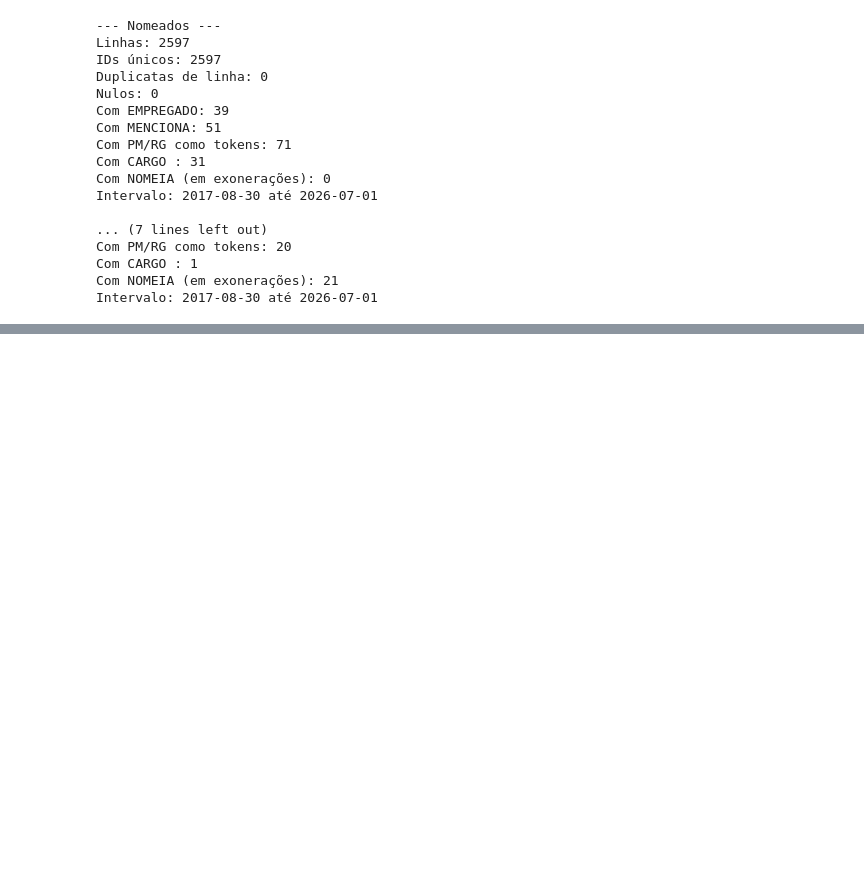
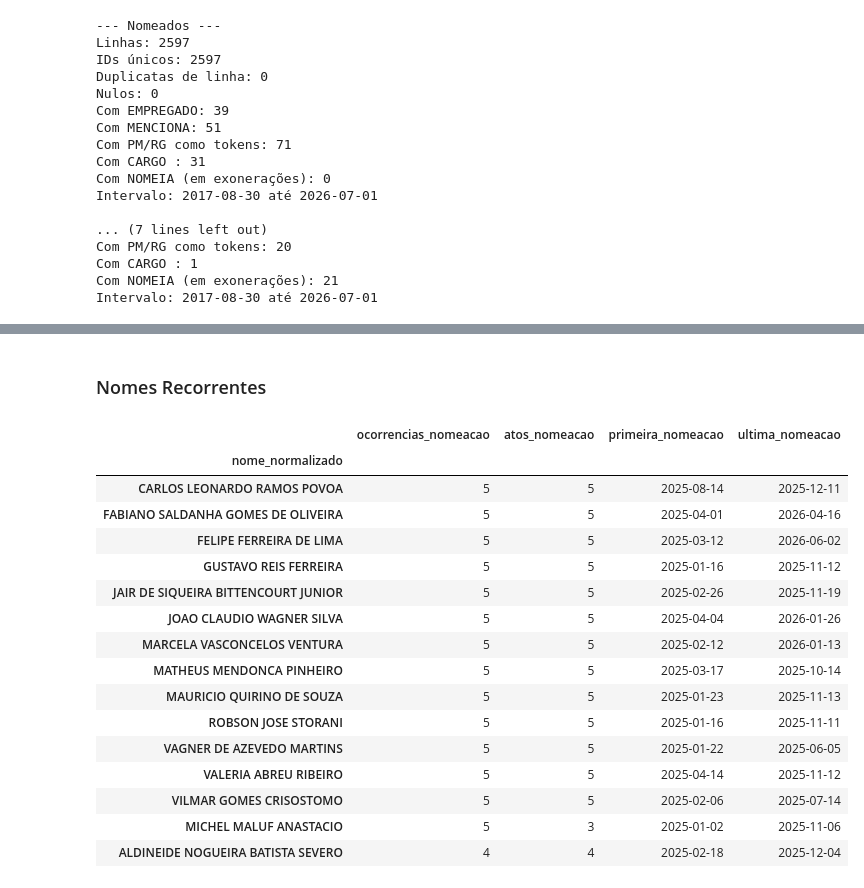
Before and after one commit to danielcoutop/banco_radarrj, a Jupyter notebook: analise_nomes.ipynb, the cells around one changed output, grey strips where cells are left out. Saved outputs shown, nothing was run; the diff lists cells and outputs as text; code cells hidden in the pictures; blank space fills up the shorter version.

```diff
--- a/analise_nomes.ipynb
+++ b/analise_nomes.ipynb
@@ -74,0 +255,40 @@ Intervalo: 2017-08-30 até 2026-07-01
+# %% [markdown]
+### Nomes Recorrentes
+# %%
+# Frequência dos nomes mais recorrentes
+freq_nom = (nomeados.groupby("nome_normalizado")
+            .agg(ocorrencias_nomeacao=("nome_normalizado", "size"),
+                 atos_nomeacao=("id", "nunique"),
+                 primeira_nomeacao=("dataPubli", "min"),
+                 ultima_nomeacao=("dataPubli", "max"))
+            .sort_values(["ocorrencias_nomeacao", "atos_nomeacao"], ascending=False))
+
+freq_exo = (exonerados.groupby("nome_normalizado")
+            .agg(ocorrencias_exoneracao=("nome_normalizado", "size"),
+                 atos_exoneracao=("id", "nunique"),
+                 primeira_exoneracao=("dataPubli", "min"),
+                 ultima_exoneracao=("dataPubli", "max"))
+            .sort_values(["ocorrencias_exoneracao", "atos_exoneracao"], ascending=False))
+
+
+display(freq_nom.head(15))
+
+display(freq_exo.head(15))
+# %% [output]
+|  | ocorrencias_nomeacao | atos_nomeacao | primeira_nomeacao | ultima_nomeacao |
+| nome_normalizado |  |  |  |  |
+| CARLOS LEONARDO RAMOS POVOA | 5 | 5 | 2025-08-14 | 2025-12-11 |
+| FABIANO SALDANHA GOMES DE OLIVEIRA | 5 | 5 | 2025-04-01 | 2026-04-16 |
+| FELIPE FERREIRA DE LIMA | 5 | 5 | 2025-03-12 | 2026-06-02 |
+| GUSTAVO REIS FERREIRA | 5 | 5 | 2025-01-16 | 2025-11-12 |
+| JAIR DE SIQUEIRA BITTENCOURT JUNIOR | 5 | 5 | 2025-02-26 | 2025-11-19 |
+| JOAO CLAUDIO WAGNER SILVA | 5 | 5 | 2025-04-04 | 2026-01-26 |
+| MARCELA VASCONCELOS VENTURA | 5 | 5 | 2025-02-12 | 2026-01-13 |
+| MATHEUS MENDONCA PINHEIRO | 5 | 5 | 2025-03-17 | 2025-10-14 |
+| MAURICIO QUIRINO DE SOUZA | 5 | 5 | 2025-01-23 | 2025-11-13 |
+| ROBSON JOSE STORANI | 5 | 5 | 2025-01-16 | 2025-11-11 |
+| VAGNER DE AZEVEDO MARTINS | 5 | 5 | 2025-01-22 | 2025-06-05 |
+| VALERIA ABREU RIBEIRO | 5 | 5 | 2025-04-14 | 2025-11-12 |
+| VILMAR GOMES CRISOSTOMO | 5 | 5 | 2025-02-06 | 2025-07-14 |
+| MICHEL MALUF ANASTACIO | 5 | 3 | 2025-01-02 | 2025-11-06 |
+| ALDINEIDE NOGUEIRA BATISTA SEVERO | 4 | 4 | 2025-02-18 | 2025-12-04 |
```
Also changed, not shown: parts of 18 cells of this notebook.
